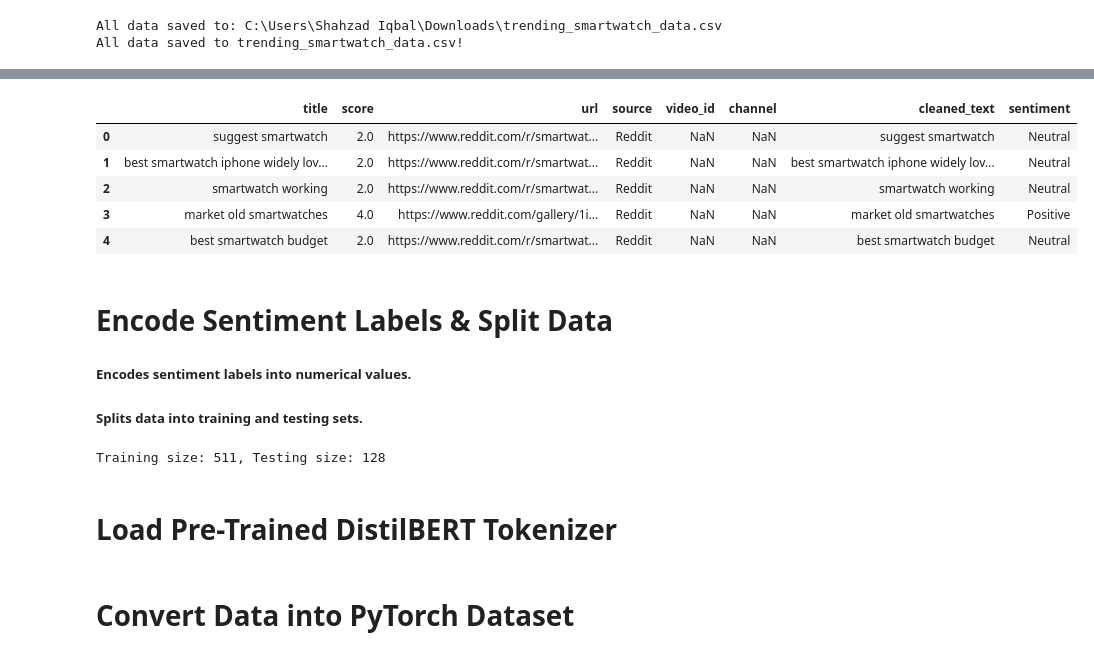
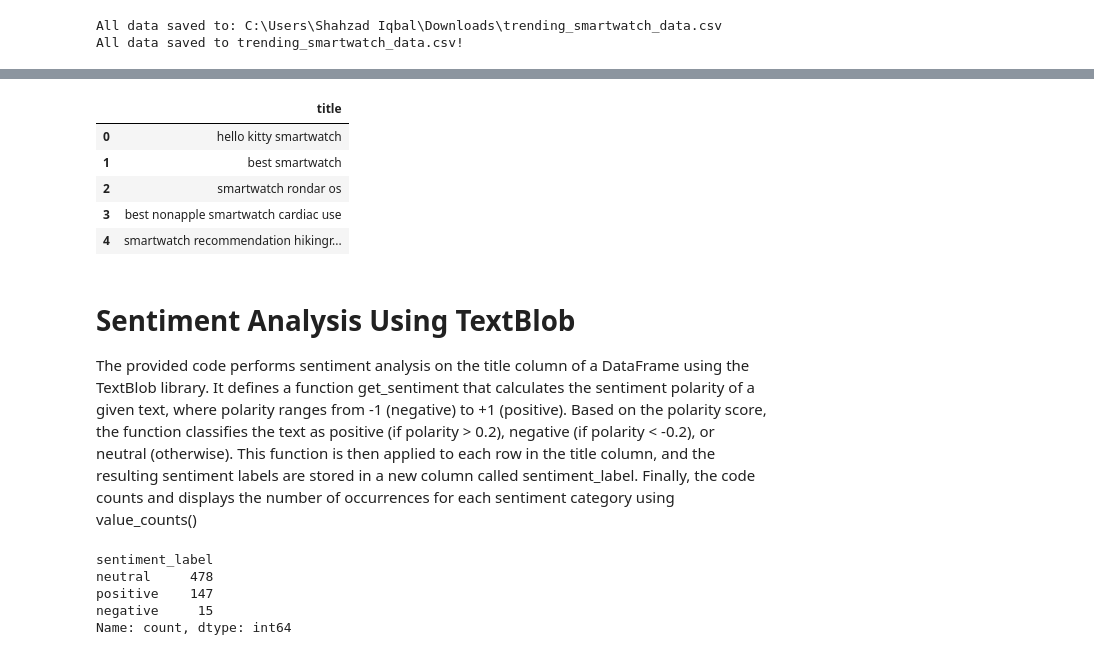
Before and after one commit to shazadIqbal/Trending-product-ml, a Jupyter notebook: Trending_Product.ipynb, the cells around one changed output, grey strips where cells are left out. Saved outputs shown, nothing was run; the diff lists cells and outputs as text; code cells hidden in the pictures.

```diff
--- a/Trending_Product.ipynb
+++ b/Trending_Product.ipynb
@@ -84,7 +100,7 @@ reddit = praw.Reddit(
 
 print(reddit.read_only)
 
-def get_reddit_posts(subreddits, query="smartwatch", limit=1500):
+def get_reddit_posts(subreddits, query="smartwatch", limit=2500):
     """Fetch top posts from multiple subreddits"""
     posts = []
 
@@ -124,7 +140,7 @@ API_KEY = os.getenv("YOUTUBE_API_KEY")
 
 youtube = build("youtube", "v3", developerKey=API_KEY)
 
-def get_youtube_trending(query="smartwatch", max_results=1000):
+def get_youtube_trending(query="smartwatch", max_results=2000):
     """Fetch trending YouTube videos related to smartwatches"""
     request = youtube.search().list(
         q=query, part="snippet", maxResults=max_results, type="video"
@@ -221,30 +230,4 @@ All data saved to trending_smartwatch_data.csv!
 # %%
-
-
-# Download NLTK stopwords
-nltk.download("stopwords")
-stop_words = set(stopwords.words("english"))
-
-# Clean text function
-def clean_text(text):
-    """Removes URLs, special characters, and stopwords."""
-    text = re.sub(r"http\S+", "", text)  # Remove URLs
-    text = re.sub(r"[^a-zA-Z ]", "", text)  # Remove special characters
-    text = text.lower()  # Convert to lowercase
-    text = " ".join(word for word in text.split() if word not in stop_words)  # Remove stopwords
-    return text
-
-df = final_data
-# Apply text cleaning
-df["cleaned_text"] = df["title"].apply(lambda x: clean_text(str(x)))
-
-# Assign sentiment labels based on score
-df["sentiment"] = np.where(df["score"] >= 3, "Positive",
-                           np.where(df["score"] == 2, "Neutral", "Negative"))
-
-# Drop missing values
-df = df.dropna(subset=["cleaned_text", "sentiment"])
-
-# Show cleaned dataset
+df = final_data[['title']].dropna()
 df.head()
 # %% [output]
@@ -254,24 +234,28 @@ df.head()
-|  | title | score | url | source | video_id | channel | cleaned_text | sentiment |
-| 0 | suggest smartwatch | 2.0 | https://www.reddit.com/r/smartwat... | Reddit | NaN | NaN | suggest smartwatch | Neutral |
-| 1 | best smartwatch iphone widely lov... | 2.0 | https://www.reddit.com/r/smartwat... | Reddit | NaN | NaN | best smartwatch iphone widely lov... | Neutral |
-| 2 | smartwatch working | 2.0 | https://www.reddit.com/r/smartwat... | Reddit | NaN | NaN | smartwatch working | Neutral |
-| 3 | market old smartwatches | 4.0 | https://www.reddit.com/gallery/1i... | Reddit | NaN | NaN | market old smartwatches | Positive |
-| 4 | best smartwatch budget | 2.0 | https://www.reddit.com/r/smartwat... | Reddit | NaN | NaN | best smartwatch budget | Neutral |
+|  | title |
+| 0 | hello kitty smartwatch |
+| 1 | best smartwatch |
+| 2 | smartwatch rondar os |
+| 3 | best nonapple smartwatch cardiac use |
+| 4 | smartwatch recommendation hikingr... |
 # %% [markdown]
-# Encode Sentiment Labels & Split Data
+# Sentiment Analysis Using TextBlob
 
-##### Encodes sentiment labels into numerical values.
-##### Splits data into training and testing sets.
+The provided code performs sentiment analysis on the title column of a DataFrame using the TextBlob library. It defines a function get_sentiment that calculates the sentiment polarity of a given text, where polarity ranges from -1 (negative) to +1 (positive). Based on the polarity score, the function classifies the text as positive (if polarity > 0.2), negative (if polarity < -0.2), or neutral (otherwise). This function is then applied to each row in the title column, and the resulting sentiment labels are stored in a new column called sentiment_label. Finally, the code counts and displays the number of occurrences for each sentiment category using value_counts()
 # %%
-# Encode sentiment labels
-label_encoder = LabelEncoder()
-df["label"] = label_encoder.fit_transform(df["sentiment"])  # 0=Negative, 1=Neutral, 2=Positive
+def get_sentiment(text):
+    polarity = TextBlob(str(text)).sentiment.polarity
+    if polarity > 0.2:
+        return 'positive'
+    elif polarity < -0.2:
+        return 'negative'
+    else:
+        return 'neutral'
 
-# Train-Test Split
-train_texts, test_texts, train_labels, test_labels = train_test_split(df["cleaned_text"], df["label"], test_size=0.2, random_state=42)
-
-print(f"Training size: {len(train_texts)}, Testing size: {len(test_texts)}")
+df['sentiment_label'] = df['title'].apply(get_sentiment)
+df['sentiment_label'].value_counts()
 # %% [output]
-Training size: 511, Testing size: 128
+sentiment_label
+neutral     478
+positive    147
+negative     15
+Name: count, dtype: int64
-# %% [markdown]
-# Load Pre-Trained DistilBERT Tokenizer
@@ -285,2 +261,0 @@ test_encodings = tokenizer(list(test_texts), truncation=True, padding=True, max_
-# %% [markdown]
-# Convert Data into PyTorch Dataset
```
Also changed, not shown: parts of 39 cells of this notebook, 1 other file.
